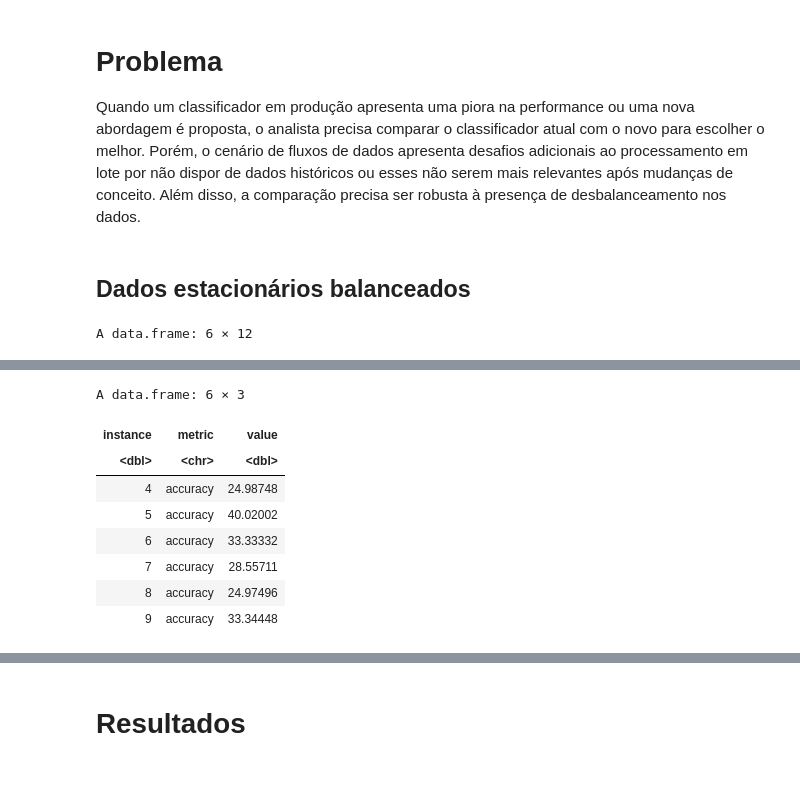
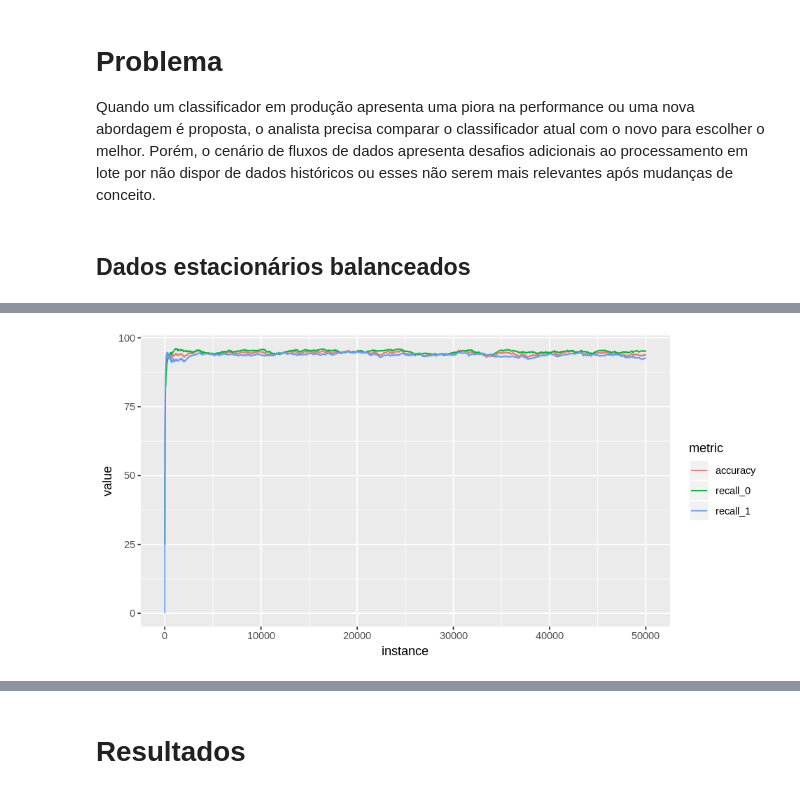
Before and after one commit to dinaldoap/moa, a Jupyter notebook: notebook/drift.ipynb, the cells around one changed output, grey strips where cells are left out. Drawn from its saved outputs; the diff is of its cells as text; code cells hidden in the pictures.

```diff
--- a/notebook/drift.ipynb
+++ b/notebook/drift.ipynb
@@ -15,10 +5,22 @@ The following objects are masked from ‘package:base’:
 # %% [markdown]
 # Problema
-Quando um classificador em produção apresenta uma piora na performance ou uma nova abordagem é proposta, o analista precisa comparar o classificador atual com o novo para escolher o melhor. Porém, o cenário de fluxos de dados apresenta desafios adicionais ao processamento em lote por não dispor de dados históricos ou esses não serem mais relevantes após mudanças de conceito. Além disso, a comparação precisa ser robusta à presença de desbalanceamento nos dados.
+Quando um classificador em produção apresenta uma piora na performance ou uma nova abordagem é proposta, o analista precisa comparar o classificador atual com o novo para escolher o melhor. Porém, o cenário de fluxos de dados apresenta desafios adicionais ao processamento em lote por não dispor de dados históricos ou esses não serem mais relevantes após mudanças de conceito.
 # %% [markdown]
 ## Dados estacionários balanceados
+# %%
+plot_metrics_evolution <- function (path) {
+    data <- read.table(file=path, header=TRUE, sep=",")
+    #print(head(no_drift_balanced))
+    metrics <- data %>%
+            rename(instance = classified.instances, accuracy = classifications.correct..percent., recall_0 = Recall.for.class.0..percent., recall_1 = Recall.for.class.1..percent.) %>%
+            filter(4 <= instance & instance <= 50000) %>%
+            select(instance, accuracy, recall_0, recall_1) %>%
+            gather("metric", "value", accuracy, recall_0, recall_1)
+    #print(head(metrics))
+    options(repr.plot.width=8, repr.plot.height=4)
+    ggplot(data = metrics, mapping = aes(x = instance, y = value, color = metric)) +
+        geom_line()
+}
 # %%
-no_drift_balanced <- read.table(file="../data/evaluation/naive_bayes/no_drift_balanced.csv", header=TRUE, sep=",")
-head(no_drift_balanced)
+plot_metrics_evolution("../data/evaluation/naive_bayes/no_drift_balanced.csv")
 # %% [output]
-A data.frame: 6 × 12
@@ -33,17 +27 @@ A data.frame: 6 × 12
+[figure, added]
-# %%
-metrics <- no_drift_balanced %>%
-            rename(instance = classified.instances, accuracy = classifications.correct..percent., recall_0 = Recall.for.class.0..percent., recall_1 = Recall.for.class.1..percent.) %>%
-            filter(4 <= instance & instance <= 1500) %>%
-            select(instance, accuracy, recall_0, recall_1) %>%
-            gather("metric", "value", accuracy, recall_0, recall_1)
-head(metrics)
-# %% [output]
-A data.frame: 6 × 3
-| instance | metric | value |
-| <dbl> | <chr> | <dbl> |
-| 4 | accuracy | 24.98748 |
-| 5 | accuracy | 40.02002 |
-| 6 | accuracy | 33.33332 |
-| 7 | accuracy | 28.55711 |
-| 8 | accuracy | 24.97496 |
-| 9 | accuracy | 33.34448 |
```
Also changed, not shown: parts of 17 cells of this notebook.
